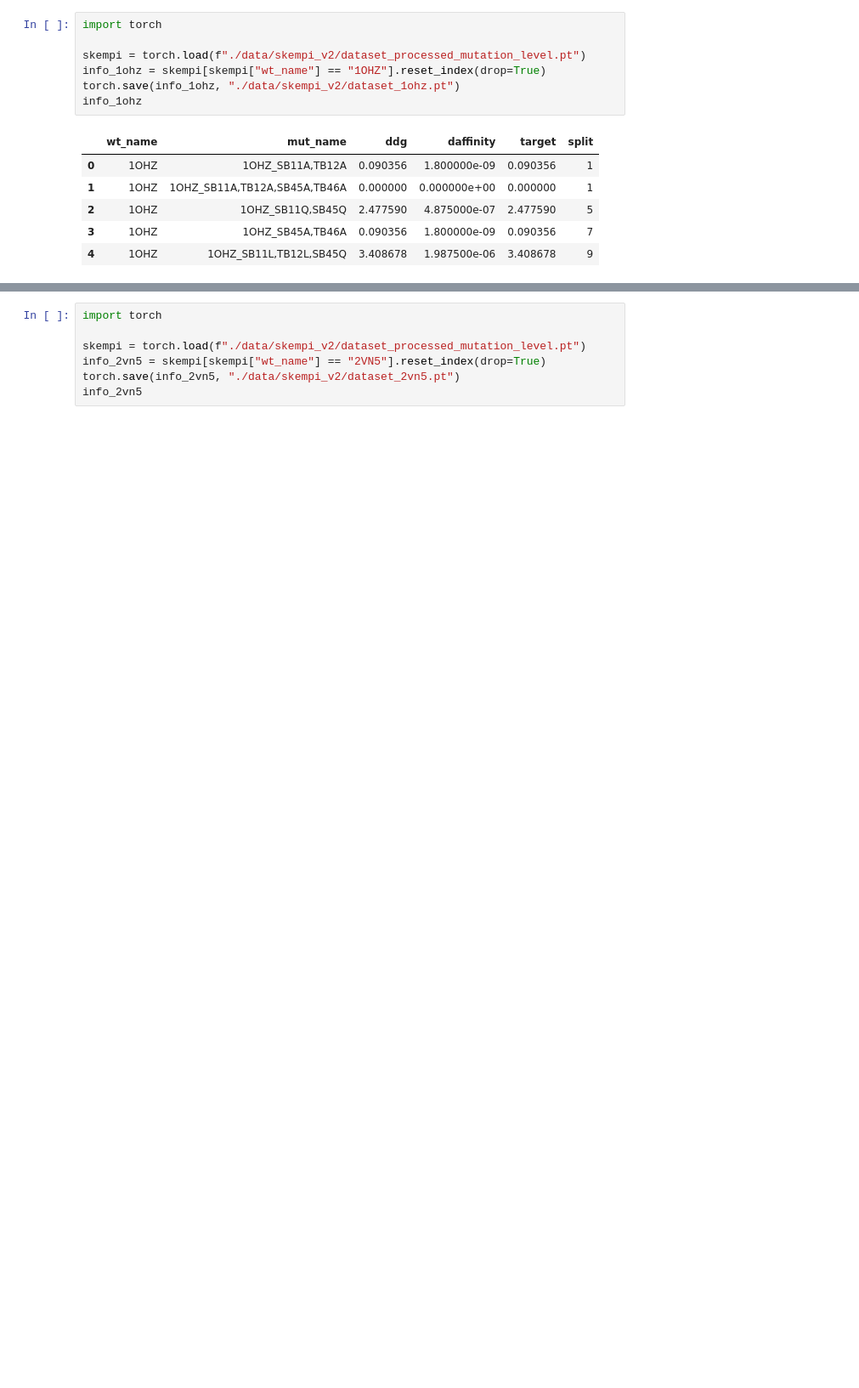
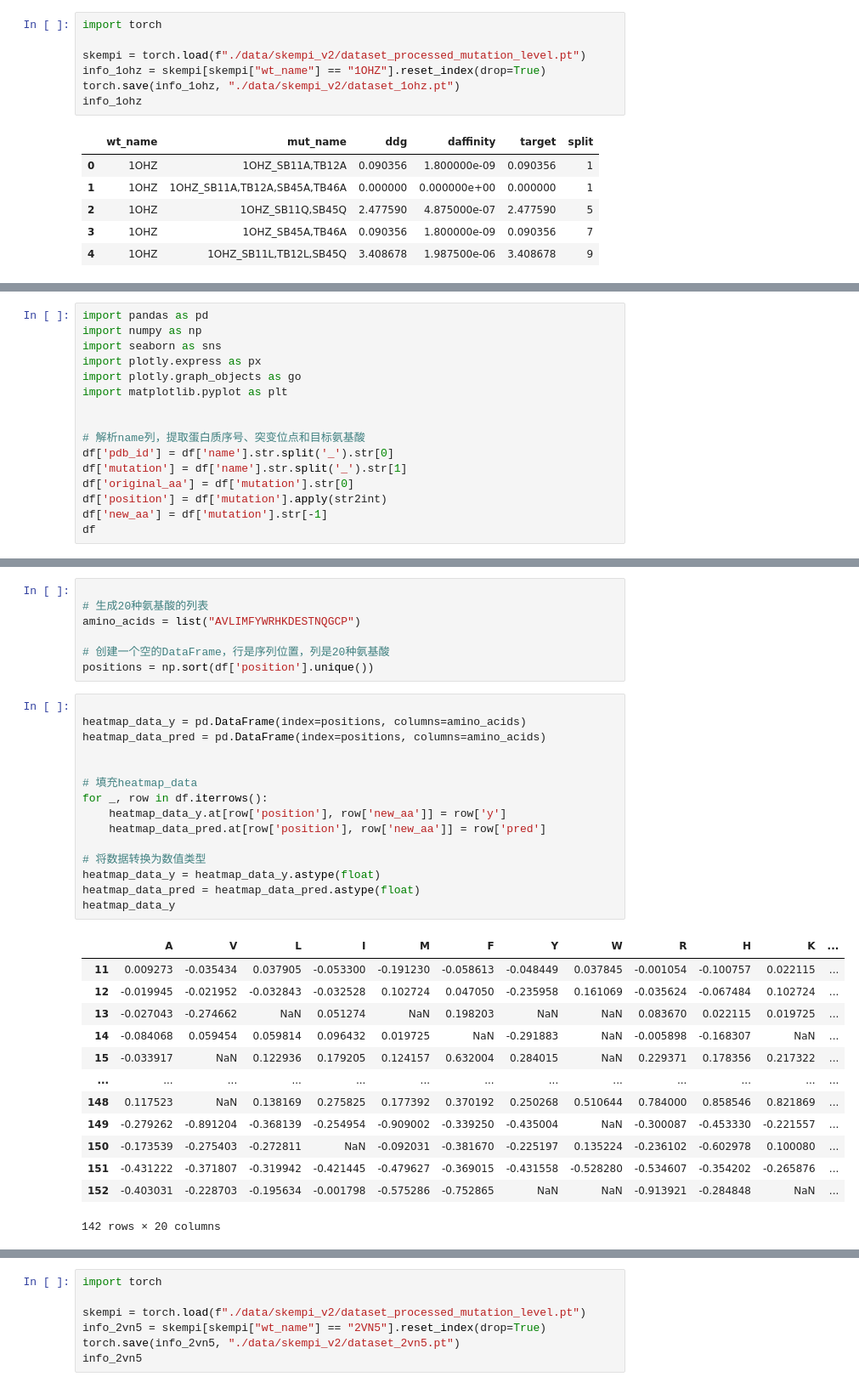
Before and after one commit to ZouJoelin/GPSite_Siamese, a Jupyter notebook: display.ipynb, the cells around one changed output, grey strips where cells are left out. Shown at 85% size. Cells and saved outputs as stored; diff of their text form; blank space fills up the shorter version.

```diff
--- a/display.ipynb
+++ b/display.ipynb
@@ -131,0 +233,16 @@ Text(0, 0.5, 'predicted ΔΔG')
+# %%
+import pandas as pd
+import numpy as np
+import seaborn as sns
+import plotly.express as px
+import plotly.graph_objects as go
+import matplotlib.pyplot as plt
+
+
+# 解析name列，提取蛋白质序号、突变位点和目标氨基酸
+df['pdb_id'] = df['name'].str.split('_').str[0]
+df['mutation'] = df['name'].str.split('_').str[1]
+df['original_aa'] = df['mutation'].str[0]
+df['position'] = df['mutation'].apply(str2int)
+df['new_aa'] = df['mutation'].str[-1]
+df
@@ -131,0 +263,36 @@ Text(0, 0.5, 'predicted ΔΔG')
+# %%
+
+# 生成20种氨基酸的列表
+amino_acids = list("AVLIMFYWRHKDESTNQGCP")
+
+# 创建一个空的DataFrame，行是序列位置，列是20种氨基酸
+positions = np.sort(df['position'].unique())
+# %%
+
+heatmap_data_y = pd.DataFrame(index=positions, columns=amino_acids)
+heatmap_data_pred = pd.DataFrame(index=positions, columns=amino_acids)
+
+
+# 填充heatmap_data
+for _, row in df.iterrows():
+    heatmap_data_y.at[row['position'], row['new_aa']] = row['y']
+    heatmap_data_pred.at[row['position'], row['new_aa']] = row['pred']
+
+# 将数据转换为数值类型
+heatmap_data_y = heatmap_data_y.astype(float)
+heatmap_data_pred = heatmap_data_pred.astype(float)
+heatmap_data_y
+# %% [output]
+|  | A | V | L | I | M | F | Y | W | R | H | K | ... |
+| 11 | 0.009273 | -0.035434 | 0.037905 | -0.053300 | -0.191230 | -0.058613 | -0.048449 | 0.037845 | -0.001054 | -0.100757 | 0.022115 | ... |
+| 12 | -0.019945 | -0.021952 | -0.032843 | -0.032528 | 0.102724 | 0.047050 | -0.235958 | 0.161069 | -0.035624 | -0.067484 | 0.102724 | ... |
+| 13 | -0.027043 | -0.274662 | NaN | 0.051274 | NaN | 0.198203 | NaN | NaN | 0.083670 | 0.022115 | 0.019725 | ... |
+| 14 | -0.084068 | 0.059454 | 0.059814 | 0.096432 | 0.019725 | NaN | -0.291883 | NaN | -0.005898 | -0.168307 | NaN | ... |
+| 15 | -0.033917 | NaN | 0.122936 | 0.179205 | 0.124157 | 0.632004 | 0.284015 | NaN | 0.229371 | 0.178356 | 0.217322 | ... |
+| ... | ... | ... | ... | ... | ... | ... | ... | ... | ... | ... | ... | ... |
+| 148 | 0.117523 | NaN | 0.138169 | 0.275825 | 0.177392 | 0.370192 | 0.250268 | 0.510644 | 0.784000 | 0.858546 | 0.821869 | ... |
+| 149 | -0.279262 | -0.891204 | -0.368139 | -0.254954 | -0.909002 | -0.339250 | -0.435004 | NaN | -0.300087 | -0.453330 | -0.221557 | ... |
+| 150 | -0.173539 | -0.275403 | -0.272811 | NaN | -0.092031 | -0.381670 | -0.225197 | 0.135224 | -0.236102 | -0.602978 | 0.100080 | ... |
+| 151 | -0.431222 | -0.371807 | -0.319942 | -0.421445 | -0.479627 | -0.369015 | -0.431558 | -0.528280 | -0.534607 | -0.354202 | -0.265876 | ... |
+| 152 | -0.403031 | -0.228703 | -0.195634 | -0.001798 | -0.575286 | -0.752865 | NaN | NaN | -0.913921 | -0.284848 | NaN | ... |
+142 rows × 20 columns
```
Also changed, not shown: parts of 17 cells of this notebook, 5 other files.
